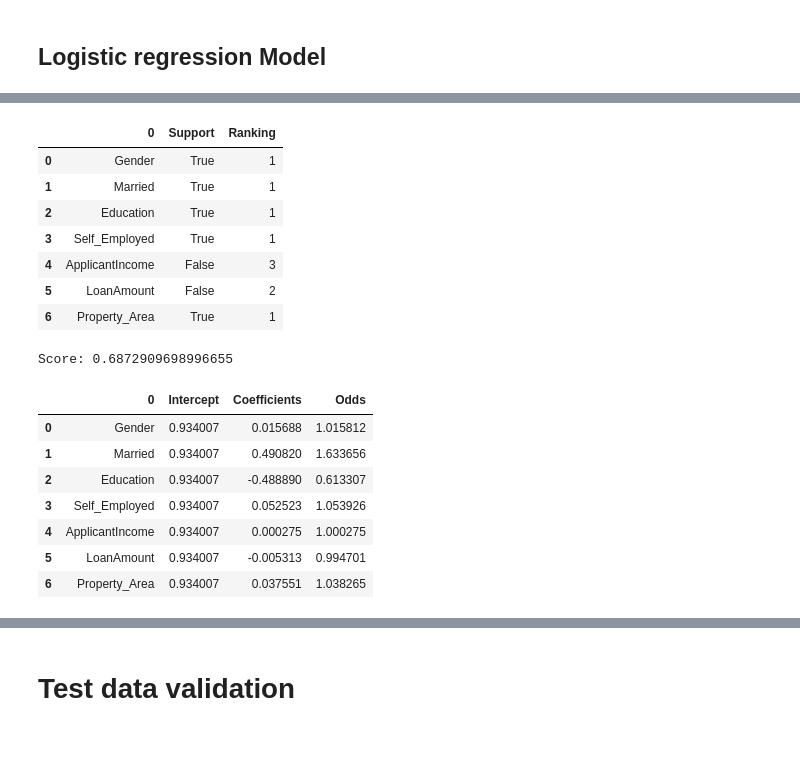
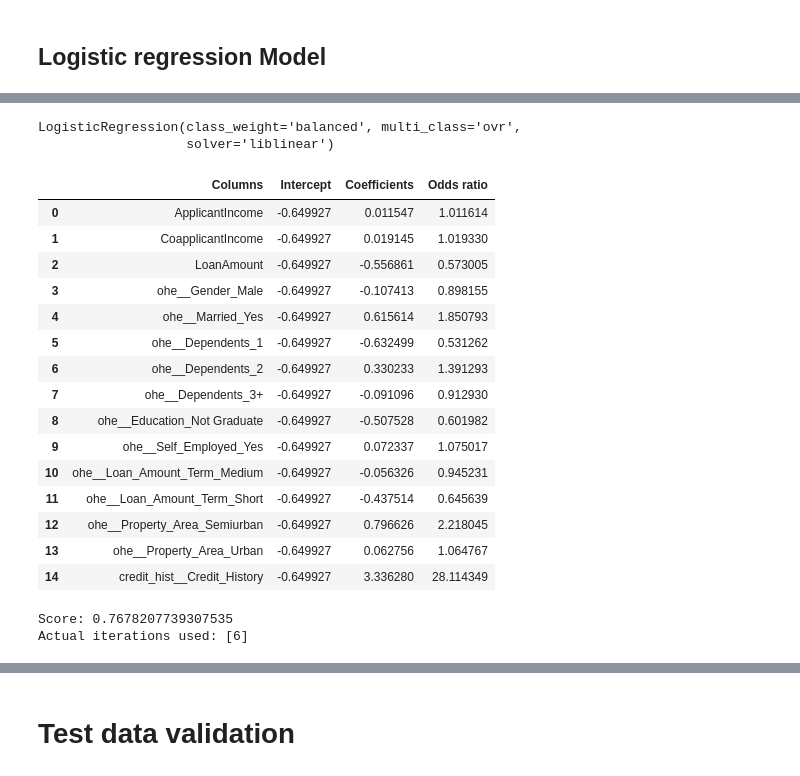
Before and after one commit to EdwinVivek/loan-eligibility-prediction, a Jupyter notebook: loan_eligibility_prediction.ipynb, the cells around one changed output, grey strips where cells are left out. Saved outputs shown, nothing was run; the diff lists cells and outputs as text; code cells hidden in the pictures; blank space fills up the shorter version.

```diff
--- a/loan_eligibility_prediction.ipynb
+++ b/loan_eligibility_prediction.ipynb
@@ -18,11 +21,7 @@ from sklearn.preprocessing import FunctionTransformer
 
 %matplotlib inline
 # %%
-loan = pd.read_csv(os.path.abspath(os.path.join(os.getcwd(), os.pardir, 'data\\train_loanpred.csv')))
-#tree_loan_cols = ['Gender', 'Married', 'Education',
-                 # 'Self_Employed','ApplicantIncome', 'LoanAmount','Property_Area', 'Loan_Status']
-#tree_loan = loan[tree_loan_cols]
-#tree_loan.head(5)
+loan = pd.read_csv(os.path.abspath(os.path.join(os.getcwd(), 'data\\train_loanpred.csv')))
 loan.head()
 # %% [output]
 |  | Loan_ID | Gender | Married | Dependents | Education | Self_Employed | ApplicantIncome | CoapplicantIncome | ... |
@@ -617,39 +589,40 @@ reg = LogisticRegression(solver='lbfgs', multi_class='auto')
-# %%
-#Recursive Feature Elimination
-from sklearn.feature_selection import RFE
-rfe = RFE(reg, n_features_to_select=5, step=1)
-rfe = rfe.fit(x_train, y_train.values.ravel())
-rfe_df = pd.DataFrame(x_train.columns)
-rfe_df ["Support"] = pd.Series(rfe.support_)
-rfe_df ["Ranking"] =  pd.Series(rfe.ranking_)
-rfe_df
-#remove features
-#x_train = x_train[rfe_df[rfe_df['Support'] ==True][0]]
-# %% [output]
-|  | 0 | Support | Ranking |
-| 0 | Gender | True | 1 |
-| 1 | Married | True | 1 |
-| 2 | Education | True | 1 |
-| 3 | Self_Employed | True | 1 |
-| 4 | ApplicantIncome | False | 3 |
-| 5 | LoanAmount | False | 2 |
-| 6 | Property_Area | True | 1 |
+# %%
+X = loan_final.loc[:, ~loan_final.columns.isin(["Loan_Status"])]
+y = loan_final["Loan_Status"]
+X_train, X_valid, y_train, y_valid = train_test_split(X, y, test_size = 0.2, random_state = 20, stratify=y)
+# %%
+logistic = LogisticRegression(solver='liblinear', multi_class='ovr', class_weight='balanced')
+logistic.fit(X_train, np.ravel(y_train))
+# %% [output]
+LogisticRegression(class_weight='balanced', multi_class='ovr',
+                   solver='liblinear')
 # %%
-reg.fit(x_train, np.ravel(y_train))
-coeff = pd.DataFrame(x_train.columns)
-coeff["Intercept"] = np.repeat(reg.intercept_, coeff.shape[0])
-coeff["Coefficients"] = pd.Series(reg.coef_.ravel())
-coeff['Odds'] = pd.Series(np.exp(reg.coef_.ravel()))
-print("Score:", reg.score(x_train, y_train))
+coeff = pd.DataFrame(X_train.columns, columns=["Columns"])
+coeff["Intercept"] = np.repeat(logistic.intercept_, coeff.shape[0])
+coeff["Coefficients"] = pd.Series(logistic.coef_.ravel())
+coeff['Odds ratio'] = pd.Series(np.exp(logistic.coef_.ravel()))  #exponent of coefficient is odds ratio
 coeff
 # %% [output]
-Score: 0.6872909698996655
-|  | 0 | Intercept | Coefficients | Odds |
-| 0 | Gender | 0.934007 | 0.015688 | 1.015812 |
-| 1 | Married | 0.934007 | 0.490820 | 1.633656 |
-| 2 | Education | 0.934007 | -0.488890 | 0.613307 |
-| 3 | Self_Employed | 0.934007 | 0.052523 | 1.053926 |
-| 4 | ApplicantIncome | 0.934007 | 0.000275 | 1.000275 |
-| 5 | LoanAmount | 0.934007 | -0.005313 | 0.994701 |
-| 6 | Property_Area | 0.934007 | 0.037551 | 1.038265 |
+|  | Columns | Intercept | Coefficients | Odds ratio |
+| 0 | ApplicantIncome | -0.649927 | 0.011547 | 1.011614 |
+| 1 | CoapplicantIncome | -0.649927 | 0.019145 | 1.019330 |
+| 2 | LoanAmount | -0.649927 | -0.556861 | 0.573005 |
+| 3 | ohe__Gender_Male | -0.649927 | -0.107413 | 0.898155 |
+| 4 | ohe__Married_Yes | -0.649927 | 0.615614 | 1.850793 |
+| 5 | ohe__Dependents_1 | -0.649927 | -0.632499 | 0.531262 |
+| 6 | ohe__Dependents_2 | -0.649927 | 0.330233 | 1.391293 |
+| 7 | ohe__Dependents_3+ | -0.649927 | -0.091096 | 0.912930 |
+| 8 | ohe__Education_Not Graduate | -0.649927 | -0.507528 | 0.601982 |
+| 9 | ohe__Self_Employed_Yes | -0.649927 | 0.072337 | 1.075017 |
+| 10 | ohe__Loan_Amount_Term_Medium | -0.649927 | -0.056326 | 0.945231 |
+| 11 | ohe__Loan_Amount_Term_Short | -0.649927 | -0.437514 | 0.645639 |
+| 12 | ohe__Property_Area_Semiurban | -0.649927 | 0.796626 | 2.218045 |
+| 13 | ohe__Property_Area_Urban | -0.649927 | 0.062756 | 1.064767 |
+| 14 | credit_hist__Credit_History | -0.649927 | 3.336280 | 28.114349 |
+# %%
+print("Score:", logistic.score(X_train, y_train))
+print("Actual iterations used:", logistic.n_iter_)
+# %% [output]
+Score: 0.7678207739307535
+Actual iterations used: [6]
 # %%
```
Also changed, not shown: parts of 33 cells of this notebook.
